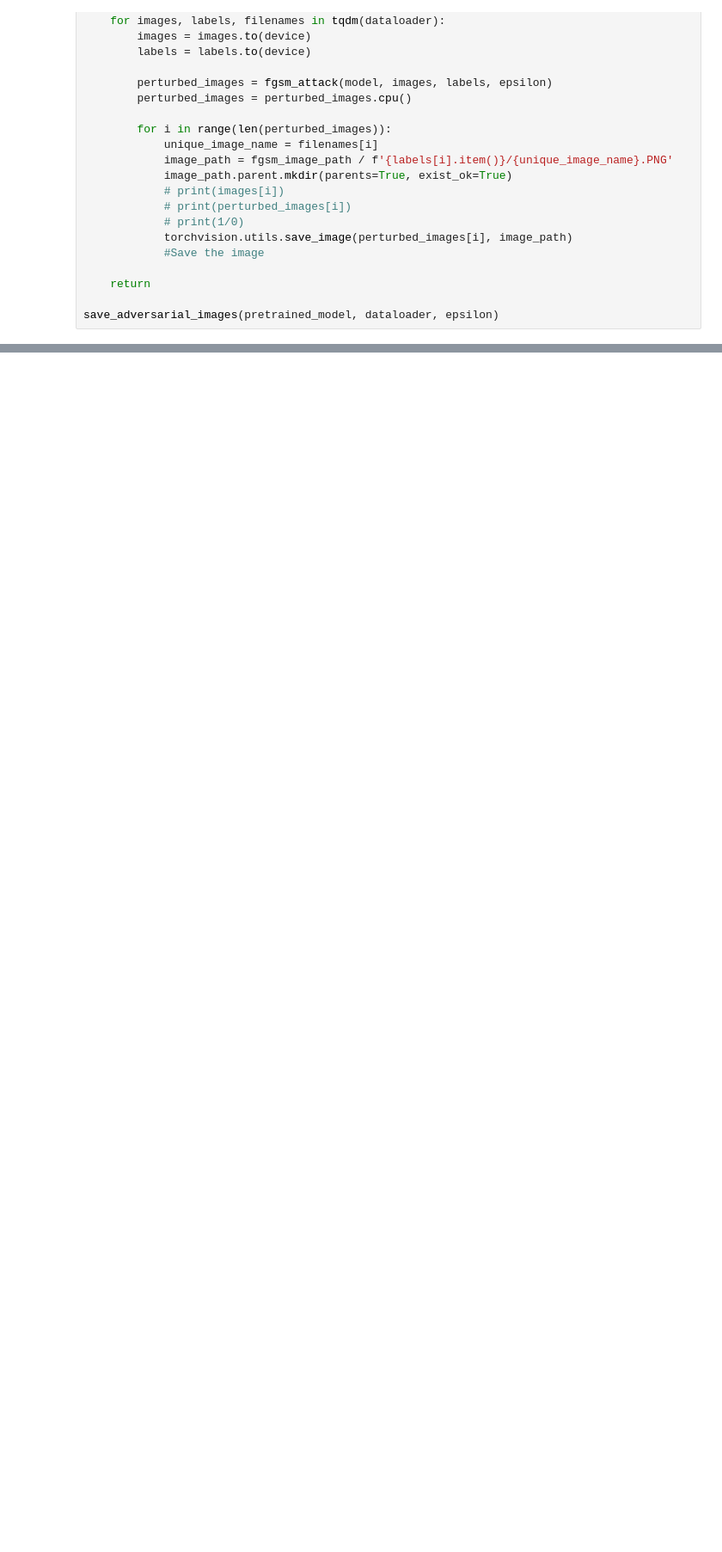
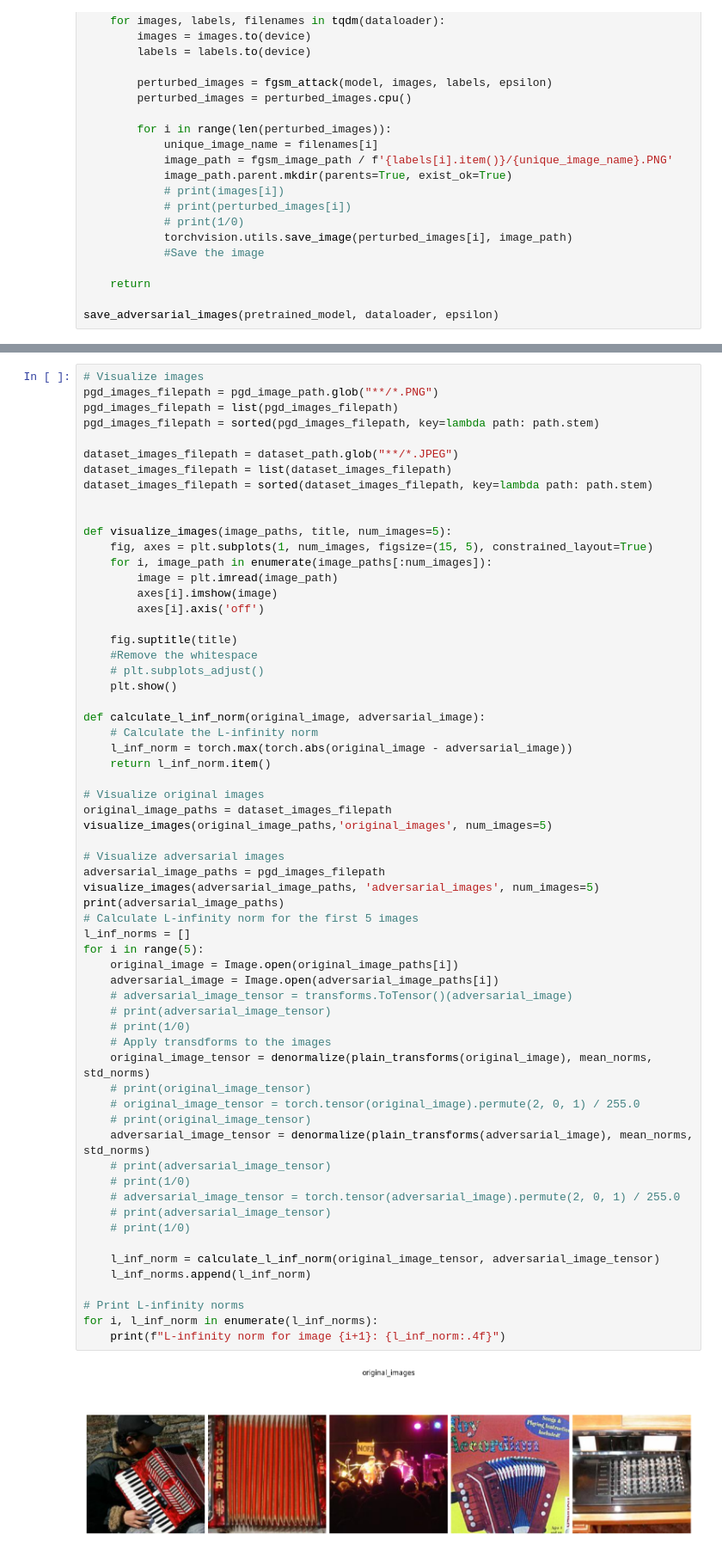
Before and after one commit to HarshaMupparaju/jail-breaking-deep-models, a Jupyter notebook: notebook.ipynb, the cells around one changed output, grey strips where cells are left out. Shown at 86% size. Saved outputs shown, nothing was run; the diff lists cells and outputs as text; blank space fills up the shorter version.

```diff
--- a/notebook.ipynb
+++ b/notebook.ipynb
@@ -308,0 +383,64 @@ adversarial_image_dataset[0]
+# %%
+# Visualize images
+pgd_images_filepath = pgd_image_path.glob("**/*.PNG")
+pgd_images_filepath = list(pgd_images_filepath)
+pgd_images_filepath = sorted(pgd_images_filepath, key=lambda path: path.stem)
+
+dataset_images_filepath = dataset_path.glob("**/*.JPEG")
+dataset_images_filepath = list(dataset_images_filepath)
+dataset_images_filepath = sorted(dataset_images_filepath, key=lambda path: path.stem)
+
+
+def visualize_images(image_paths, title, num_images=5):
+    fig, axes = plt.subplots(1, num_images, figsize=(15, 5), constrained_layout=True)
+    for i, image_path in enumerate(image_paths[:num_images]):
+        image = plt.imread(image_path)
+        axes[i].imshow(image)
+        axes[i].axis('off')
+
+    fig.suptitle(title)
+    #Remove the whitespace
+    # plt.subplots_adjust()
+    plt.show()
+
+def calculate_l_inf_norm(original_image, adversarial_image):
+    # Calculate the L-infinity norm
+    l_inf_norm = torch.max(torch.abs(original_image - adversarial_image))
+    return l_inf_norm.item()
+
+# Visualize original images
+original_image_paths = dataset_images_filepath
+visualize_images(original_image_paths,'original_images', num_images=5)
+
+# Visualize adversarial images
+adversarial_image_paths = pgd_images_filepath
+visualize_images(adversarial_image_paths, 'adversarial_images', num_images=5)
+print(adversarial_image_paths)
+# Calculate L-infinity norm for the first 5 images
+l_inf_norms = []
+for i in range(5):
+    original_image = Image.open(original_image_paths[i])
+    adversarial_image = Image.open(adversarial_image_paths[i])
+    # adversarial_image_tensor = transforms.ToTensor()(adversarial_image)
+    # print(adversarial_image_tensor)
+    # print(1/0)
+    # Apply transdforms to the images
+    original_image_tensor = denormalize(plain_transforms(original_image), mean_norms, std_norms)
+    # print(original_image_tensor)
+    # original_image_tensor = torch.tensor(original_image).permute(2, 0, 1) / 255.0
+    # print(original_image_tensor)
+    adversarial_image_tensor = denormalize(plain_transforms(adversarial_image), mean_norms, std_norms)
+    # print(adversarial_image_tensor)
+    # print(1/0)
+    # adversarial_image_tensor = torch.tensor(adversarial_image).permute(2, 0, 1) / 255.0
+    # print(adversarial_image_tensor)
+    # print(1/0)
+
+    l_inf_norm = calculate_l_inf_norm(original_image_tensor, adversarial_image_tensor)
+    l_inf_norms.append(l_inf_norm)
+
+# Print L-infinity norms
+for i, l_inf_norm in enumerate(l_inf_norms):
+    print(f"L-infinity norm for image {i+1}: {l_inf_norm:.4f}")
+# %% [output]
+[figure, added]
```
Also changed, not shown: parts of 10 cells of this notebook.
